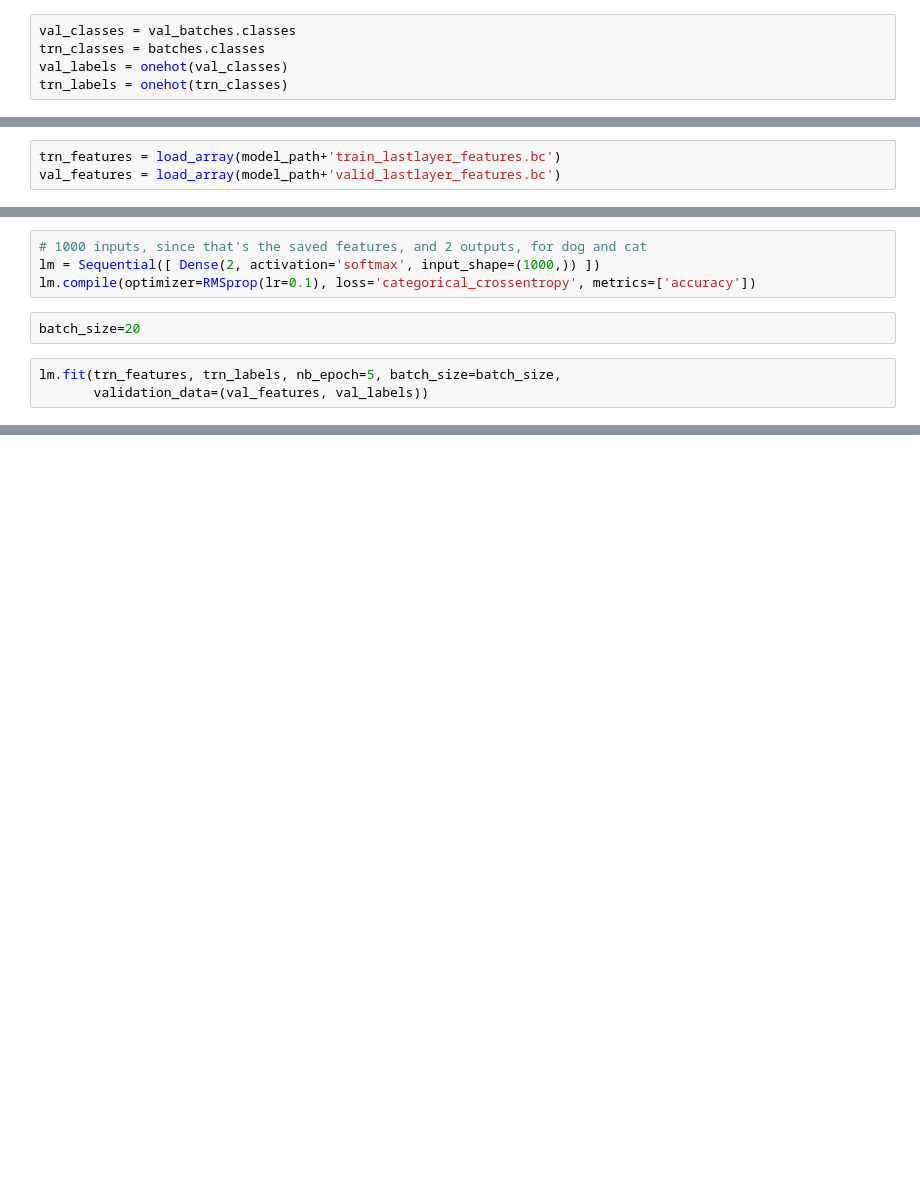
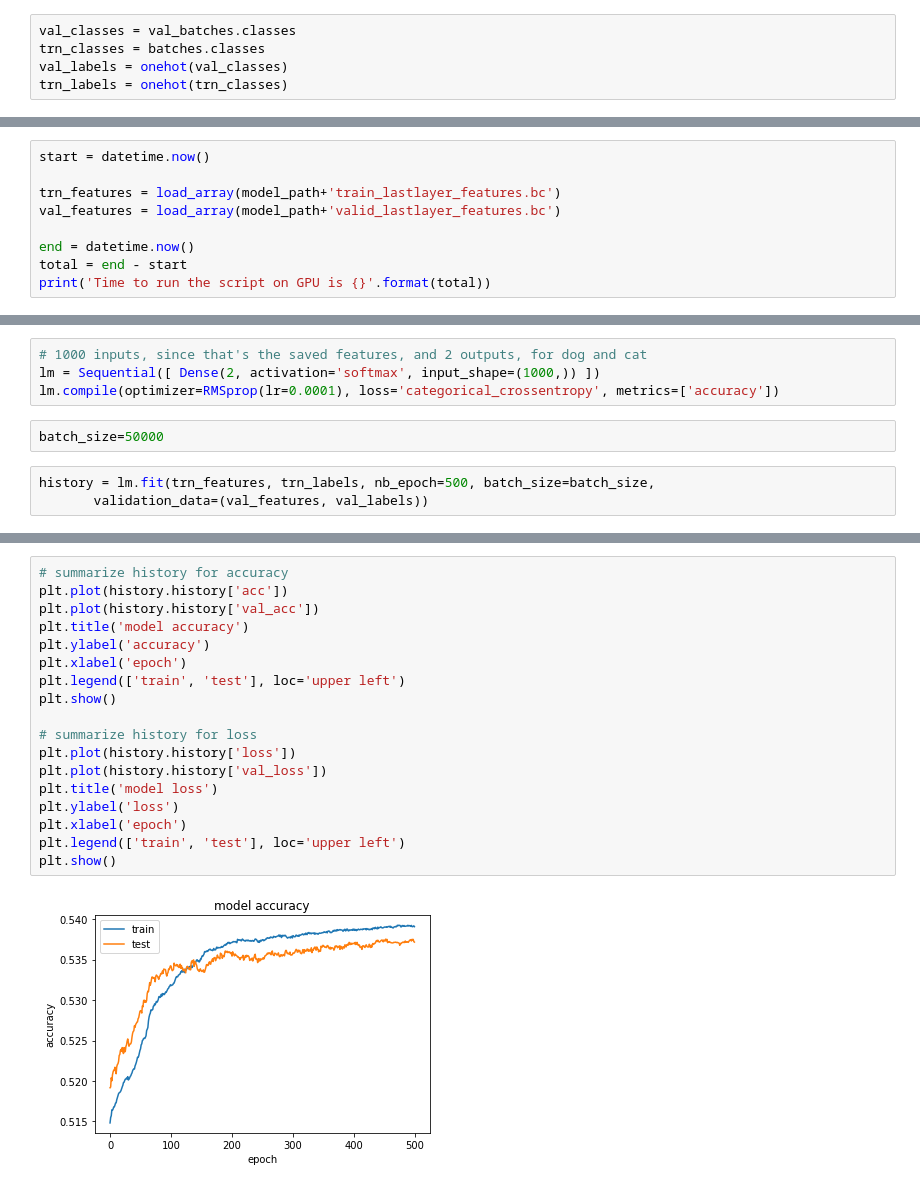
Before and after one commit to nataliasverchkova/Extracting-food-preferences, a Jupyter notebook: code_05_1_Feature_extractor.ipynb, the cells around one changed output, grey strips where cells are left out. Cells and saved outputs as stored; diff of their text form; blank space fills up the shorter version.

```diff
--- a/code_05_1_Feature_extractor.ipynb
+++ b/code_05_1_Feature_extractor.ipynb
@@ -115,3 +126,9 @@ save_array(model_path+'valid_lastlayer_features.bc', val_features[1])
 # %%
+start = datetime.now()
+
 trn_features = load_array(model_path+'train_lastlayer_features.bc')
 val_features = load_array(model_path+'valid_lastlayer_features.bc')
+
+end = datetime.now()
+total = end - start
+print('Time to run the script on GPU is {}'.format(total))
@@ -118,10 +137,10 @@ val_features = load_array(model_path+'valid_lastlayer_features.bc')
 # %%
 # 1000 inputs, since that's the saved features, and 2 outputs, for dog and cat
 lm = Sequential([ Dense(2, activation='softmax', input_shape=(1000,)) ])
-lm.compile(optimizer=RMSprop(lr=0.1), loss='categorical_crossentropy', metrics=['accuracy'])
+lm.compile(optimizer=RMSprop(lr=0.0001), loss='categorical_crossentropy', metrics=['accuracy'])
 # %%
-batch_size=20
+batch_size=50000
 # %%
-lm.fit(trn_features, trn_labels, nb_epoch=5, batch_size=batch_size,
+history = lm.fit(trn_features, trn_labels, nb_epoch=500, batch_size=batch_size,
        validation_data=(val_features, val_labels))
 # %% [output]
@@ -149,3 +173,23 @@ Total params: 2,002
 Trainable params: 2,002
 Non-trainable params: 0
 ____________________________________________________________________________________________________
+# %%
+# summarize history for accuracy
+plt.plot(history.history['acc'])
+plt.plot(history.history['val_acc'])
+plt.title('model accuracy')
+plt.ylabel('accuracy')
+plt.xlabel('epoch')
+plt.legend(['train', 'test'], loc='upper left')
+plt.show()
+
+# summarize history for loss
+plt.plot(history.history['loss'])
+plt.plot(history.history['val_loss'])
+plt.title('model loss')
+plt.ylabel('loss')
+plt.xlabel('epoch')
+plt.legend(['train', 'test'], loc='upper left')
+plt.show()
+# %% [output]
+[figure, added]
```
Also changed, not shown: parts of 16 cells of this notebook, 4 other files.
